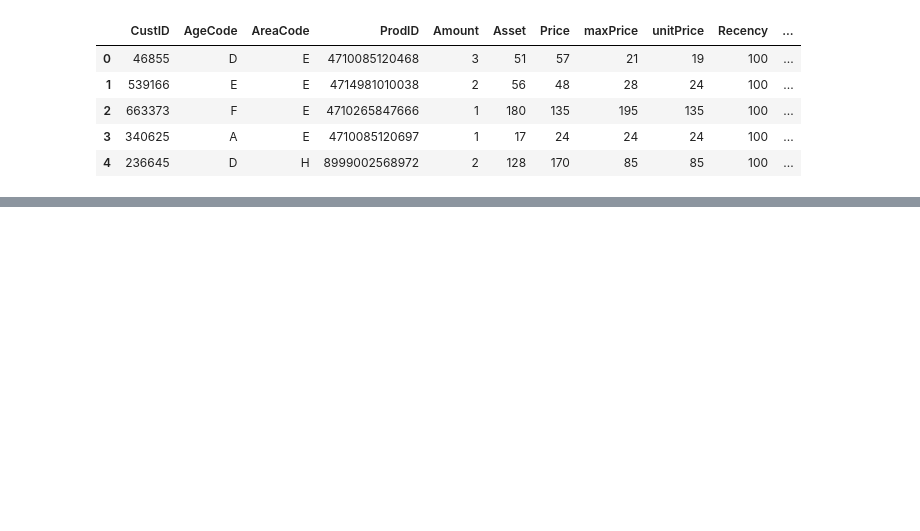
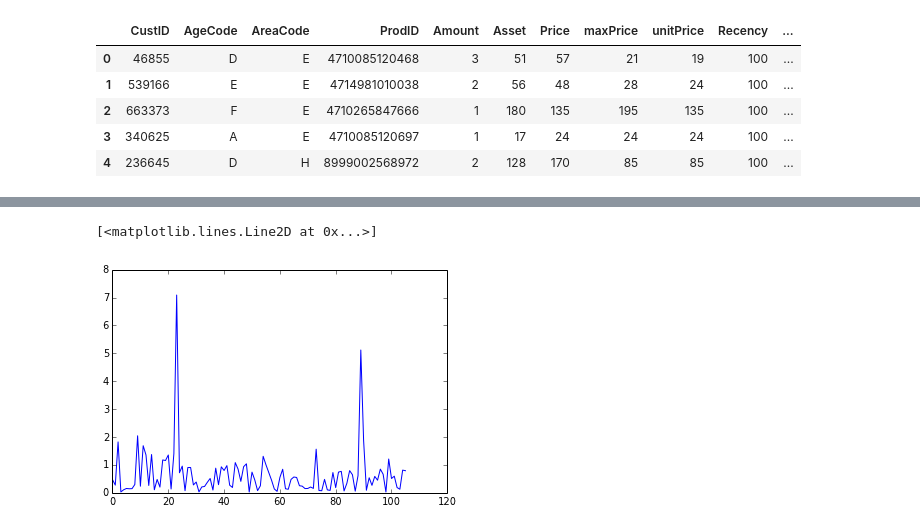
Before and after one commit to dwpsutton/market-basket, a Jupyter notebook: items_and_sales.ipynb, the cells around one changed output, grey strips where cells are left out. Drawn from its saved outputs; the diff is of its cells as text; code cells hidden in the pictures; blank space fills up the shorter version.

```diff
--- a/items_and_sales.ipynb
+++ b/items_and_sales.ipynb
@@ -78,0 +102,2 @@ df2.head()
+# %%
+highval.sort(columns='Revenue',ascending=False)
@@ -78,0 +123,5 @@ df2.head()
+# %%
+plt.plot( highval.nBaskets / float(len(df.ReceiptNo.unique()) ) *100.)
+# %% [output]
+[<matplotlib.lines.Line2D at 0x...>]
+[figure, added]
```
Also changed, not shown: parts of 16 cells of this notebook.
